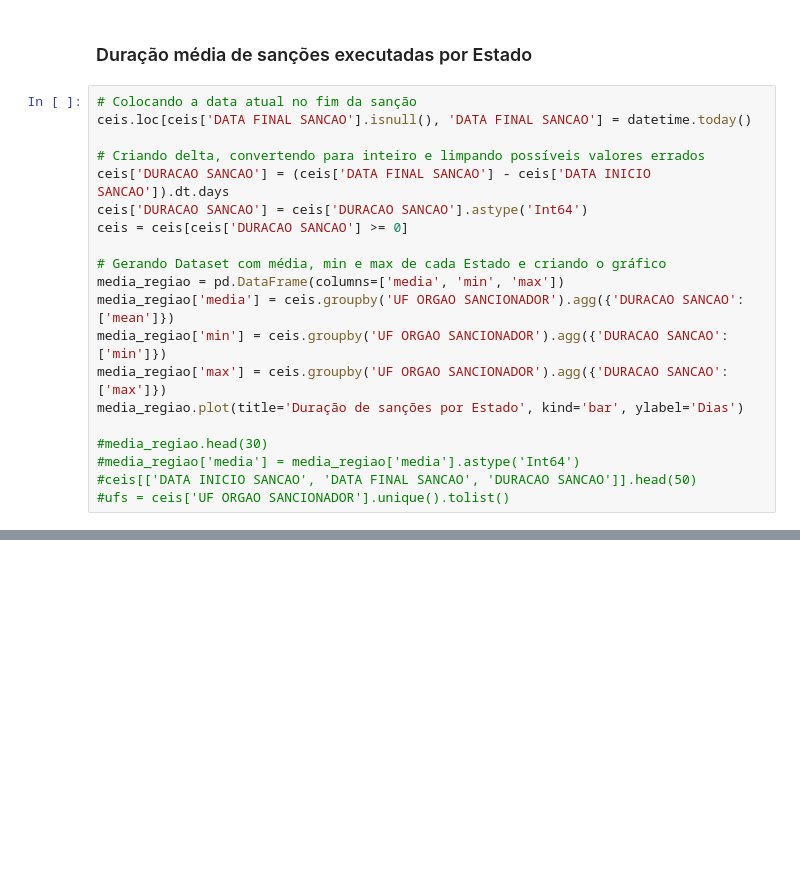
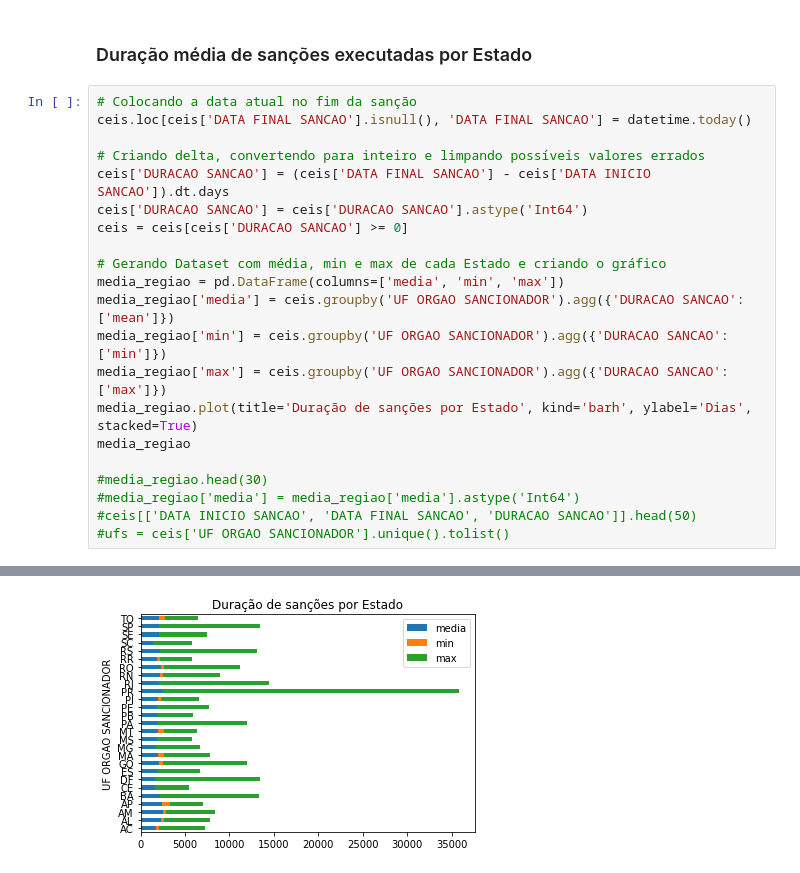
Before and after one commit to adre76/DataScience, a Jupyter notebook: DataScience/notebook.ipynb, the cells around one changed output, grey strips where cells are left out. Drawn from its saved outputs; the diff is of its cells as text; blank space fills up the shorter version.

```diff
--- a/DataScience/notebook.ipynb
+++ b/DataScience/notebook.ipynb
@@ -37,9 +45,11 @@ media_regiao = pd.DataFrame(columns=['media', 'min', 'max'])
 media_regiao['media'] = ceis.groupby('UF ORGAO SANCIONADOR').agg({'DURACAO SANCAO': ['mean']})
 media_regiao['min'] = ceis.groupby('UF ORGAO SANCIONADOR').agg({'DURACAO SANCAO': ['min']})
 media_regiao['max'] = ceis.groupby('UF ORGAO SANCIONADOR').agg({'DURACAO SANCAO': ['max']})
-media_regiao.plot(title='Duração de sanções por Estado', kind='bar', ylabel='Dias')
+media_regiao.plot(title='Duração de sanções por Estado', kind='barh', ylabel='Dias', stacked=True)
+media_regiao
 
 #media_regiao.head(30)
 #media_regiao['media'] = media_regiao['media'].astype('Int64')
 #ceis[['DATA INICIO SANCAO', 'DATA FINAL SANCAO', 'DURACAO SANCAO']].head(50)
 #ufs = ceis['UF ORGAO SANCIONADOR'].unique().tolist()
+# %% [output]
@@ -45,0 +74 @@ media_regiao.plot(title='Duração de sanções por Estado', kind='bar', ylabel=
+[figure, added]
```
Also changed, not shown: parts of 3 cells of this notebook.
